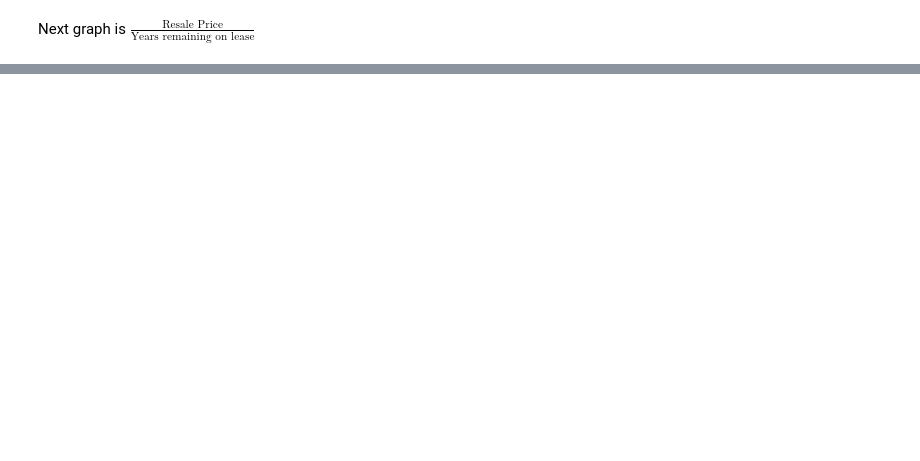
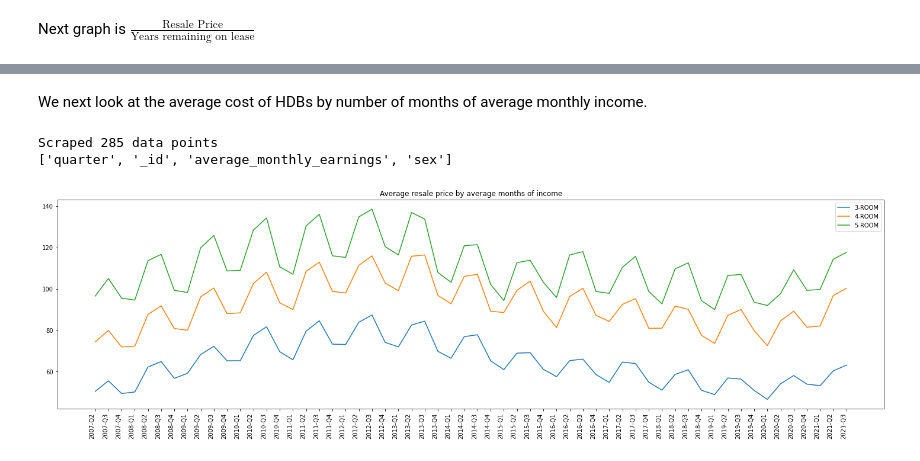
Before and after one commit to tmog123/RandomAnalysis, a Jupyter notebook: HDBresaleanalysis.ipynb, the cells around one changed output, grey strips where cells are left out. Drawn from its saved outputs; the diff is of its cells as text; code cells hidden in the pictures; blank space fills up the shorter version.

```diff
--- a/HDBresaleanalysis.ipynb
+++ b/HDBresaleanalysis.ipynb
@@ -159,0 +160,42 @@ plt.show()
+# %% [markdown]
+We next look at the average cost of HDBs by number of months of average monthly income.
+# %%
+'''Mean monthly income '''
+limit = 285
+response_API = requests.get('https://data.gov.sg/api/action/datastore_search?resource_id=98da3a33-d6dc-40a0-9aa0-23e884fd6760&limit=%s'%(limit))
+data = response_API.text
+data=json.loads(data)
+data=data['result']['records']
+print('Scraped %s data points'%(len(data)))
+'''I am assuming the data is time-ordered'''
+print(list(data[0].keys()))
+incomequarters = []
+for i in range(len(data[1:])):
+    # print(data[i]['quarter'])
+    if data[i]['quarter'] not in incomequarters and data[i]['quarter'] in quarters:
+        incomequarters.append(data[i]['quarter'])
+incomequarters.sort()
+incomequartersdict = {}
+for d in data[1:]:
+    if d['quarter'] in incomequarters:
+        if d['sex'] == 'total':
+            incomequartersdict[d['quarter']] = int(d['average_monthly_earnings'])
+# print(incomequartersdict)
+incomeplotdict = {}
+for f in flattypes:
+    incomeplotdict[f] = []
+for q in incomequarters:
+    for f in flattypes:
+        incomeplotdict[f].append(np.average(quartdict[q][f])/incomequartersdict[q])
+##### Plot stuff #####
+plt.figure(figsize=(25,6.5))
+for f in flattypes:
+    plt.plot(incomeplotdict[f],label=f)
+plt.xticks(list(range(len(incomequarters))),incomequarters,rotation=90, ha='right')
+plt.legend()
+plt.title('Average resale price by average months of income')
+plt.show()
+# %% [output]
+Scraped 285 data points
+['quarter', '_id', 'average_monthly_earnings', 'sex']
+[figure, added]
```
Also changed, not shown: parts of 5 cells of this notebook.
